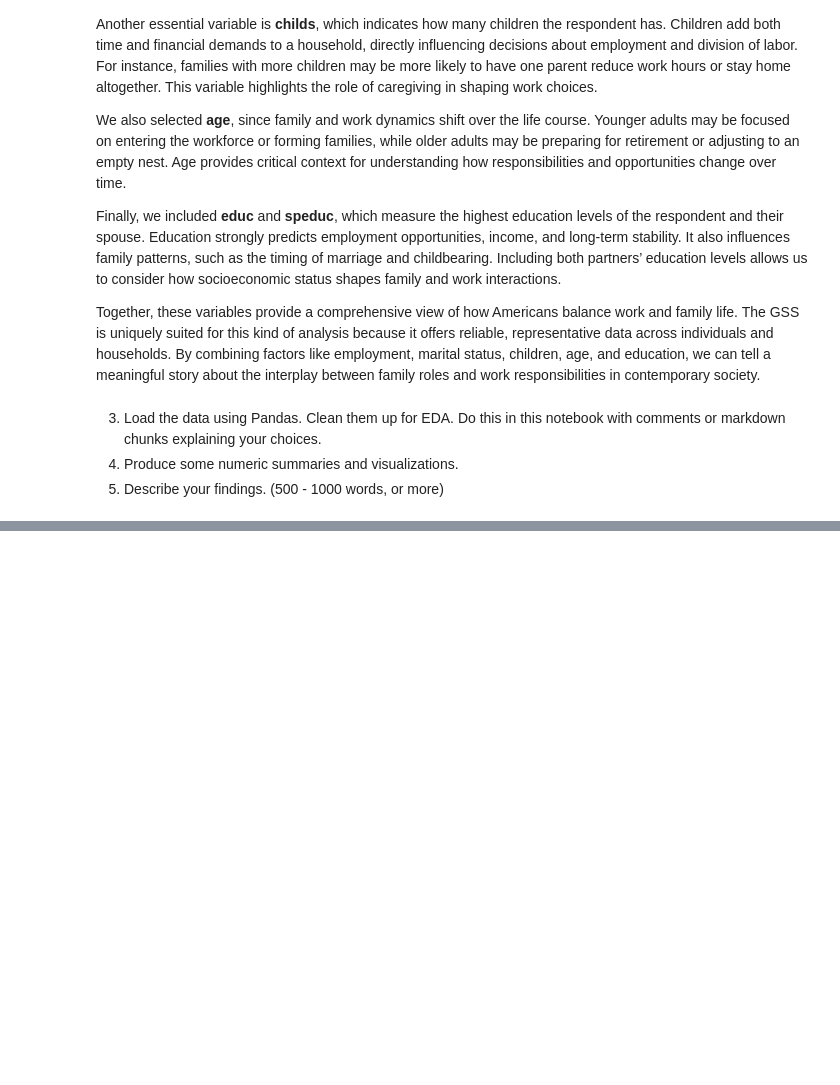
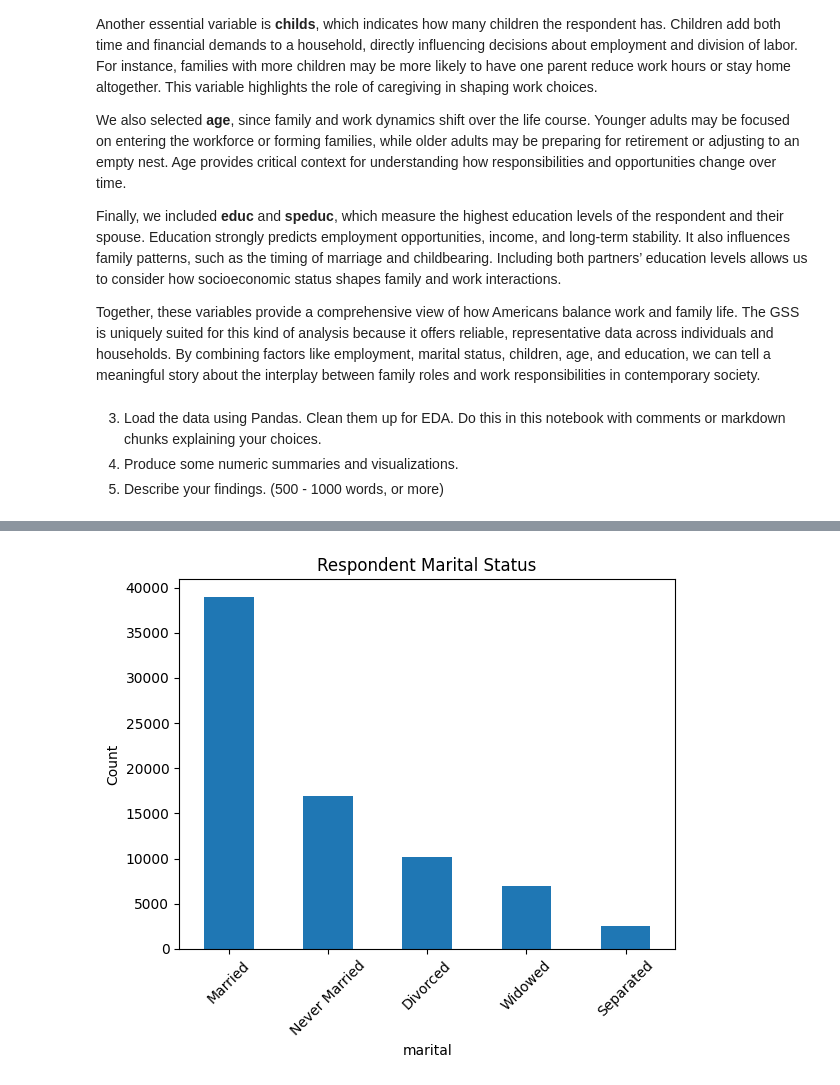
Before and after one commit to meherkalsi13-png/lab_eda, a Jupyter notebook: lab_notebook.ipynb, the cells around one changed output, grey strips where cells are left out. Cells and saved outputs as stored; diff of their text form; code cells hidden in the pictures; blank space fills up the shorter version.

```diff
--- a/lab_notebook.ipynb
+++ b/lab_notebook.ipynb
@@ -195,0 +277,9 @@ Together, these variables provide a comprehensive view of how Americans balance
+# %%
+#marital status count
+gss['marital'].value_counts().plot(kind='bar')
+plt.title("Respondent Marital Status")
+plt.ylabel("Count")
+plt.xticks(rotation=45)
+plt.show()
+# %% [output]
+[figure, added]
```
Also changed, not shown: parts of 8 cells of this notebook.
